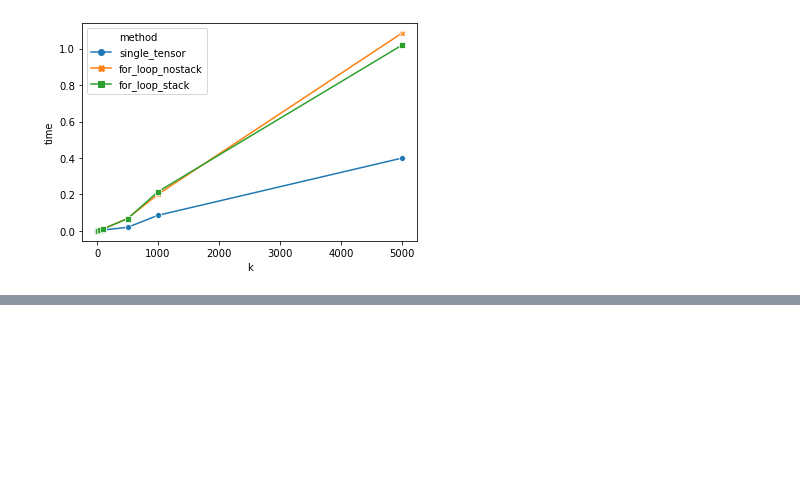
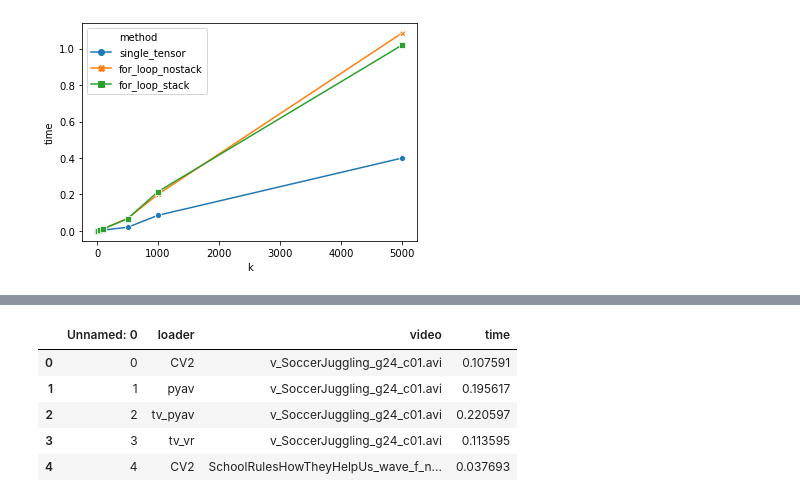
Before and after one commit to bjuncek/video_reader_benchmark, a Jupyter notebook: API_Explore.ipynb, the cells around one changed output, grey strips where cells are left out. Saved outputs shown, nothing was run; the diff lists cells and outputs as text; code cells hidden in the pictures; blank space fills up the shorter version.

```diff
--- a/API_Explore.ipynb
+++ b/API_Explore.ipynb
@@ -127,0 +128,9 @@ ax = sns.boxplot(x="loader", y="time", data=df)
+# %%
+df.head()
+# %% [output]
+|  | Unnamed: 0 | loader | video | time |
+| 0 | 0 | CV2 | v_SoccerJuggling_g24_c01.avi | 0.107591 |
+| 1 | 1 | pyav | v_SoccerJuggling_g24_c01.avi | 0.195617 |
+| 2 | 2 | tv_pyav | v_SoccerJuggling_g24_c01.avi | 0.220597 |
+| 3 | 3 | tv_vr | v_SoccerJuggling_g24_c01.avi | 0.113595 |
+| 4 | 4 | CV2 | SchoolRulesHowTheyHelpUs_wave_f_n... | 0.037693 |
```
Also changed, not shown: parts of 2 cells of this notebook, 2 other files.
